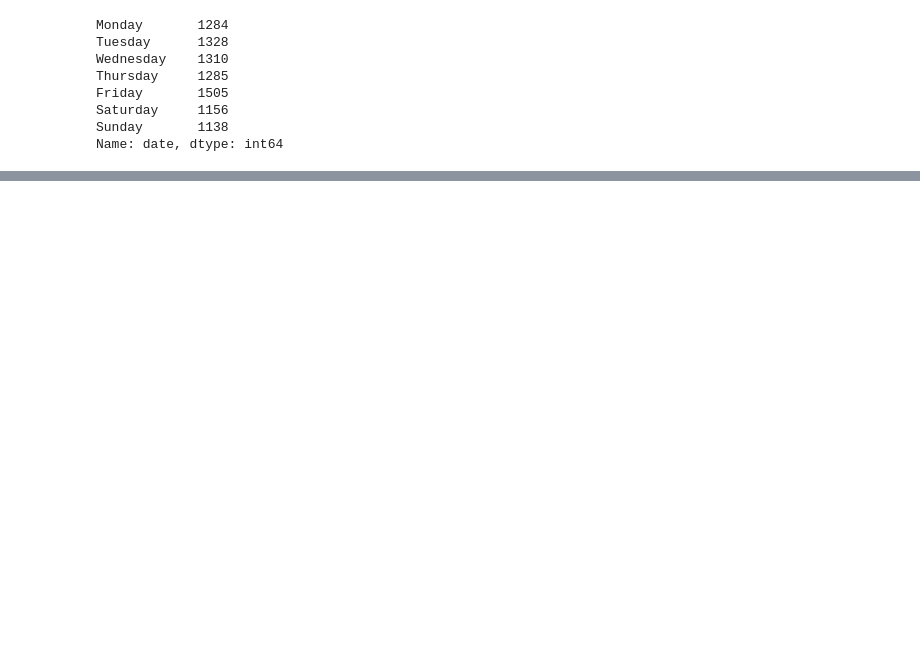
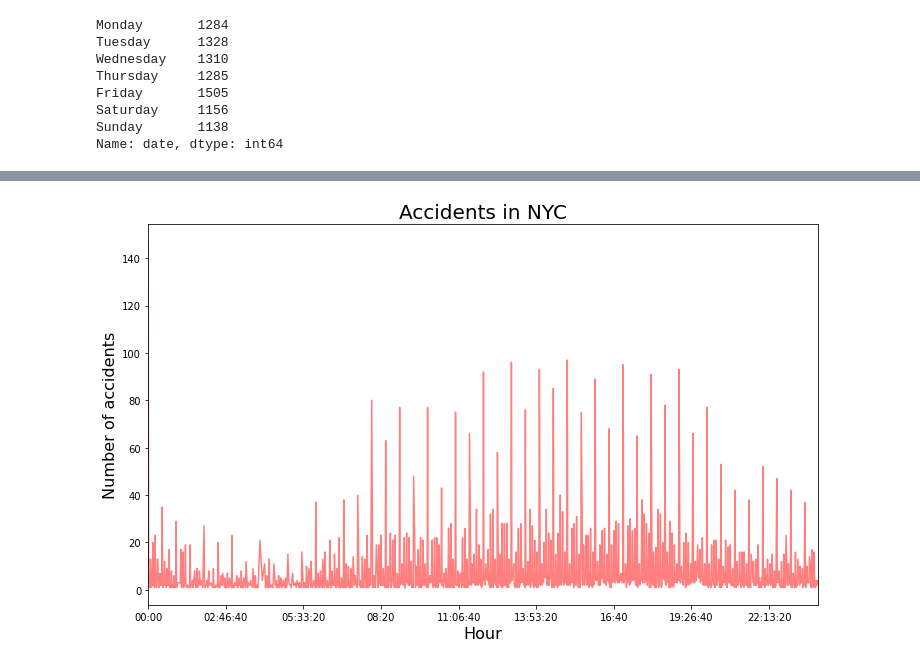
Before and after one commit to jcoumont/nyc-navigation, a Jupyter notebook: nyc.ipynb, the cells around one changed output, grey strips where cells are left out. Cells and saved outputs as stored; diff of their text form; code cells hidden in the pictures; blank space fills up the shorter version.

```diff
--- a/nyc.ipynb
+++ b/nyc.ipynb
@@ -72,5 +54,5 @@ fd['time'] = pd.to_datetime(b.agg('-'.join, axis=1), format='%H-%M')
 # %%
-# to review for what i put it
-# fd['time'] = [d.time() for d in fd['time']]
+#split and keep just time
+df['time'] = [d.time() for d in df['time']]
 # %%
 # Number of accident per day of the week
@@ -148,0 +117,2 @@ g.head(10)
+# %%
+accidents_hour = df.groupby(df['full_date'].dt.time).count().time
@@ -148,0 +136,9 @@ g.head(10)
+# %%
+accidents_hour.plot(kind='bar',figsize=(12,7), color='red', alpha=0.5)
+
+# title and x,y labels
+plt.title('Accidents in NYC', fontsize=20)
+plt.xlabel('Hour',fontsize=16)
+plt.ylabel('Number of accidents',fontsize=16);
+# %% [output]
+[figure, added]
```
Also changed, not shown: parts of 20 cells of this notebook, 1 other file.
